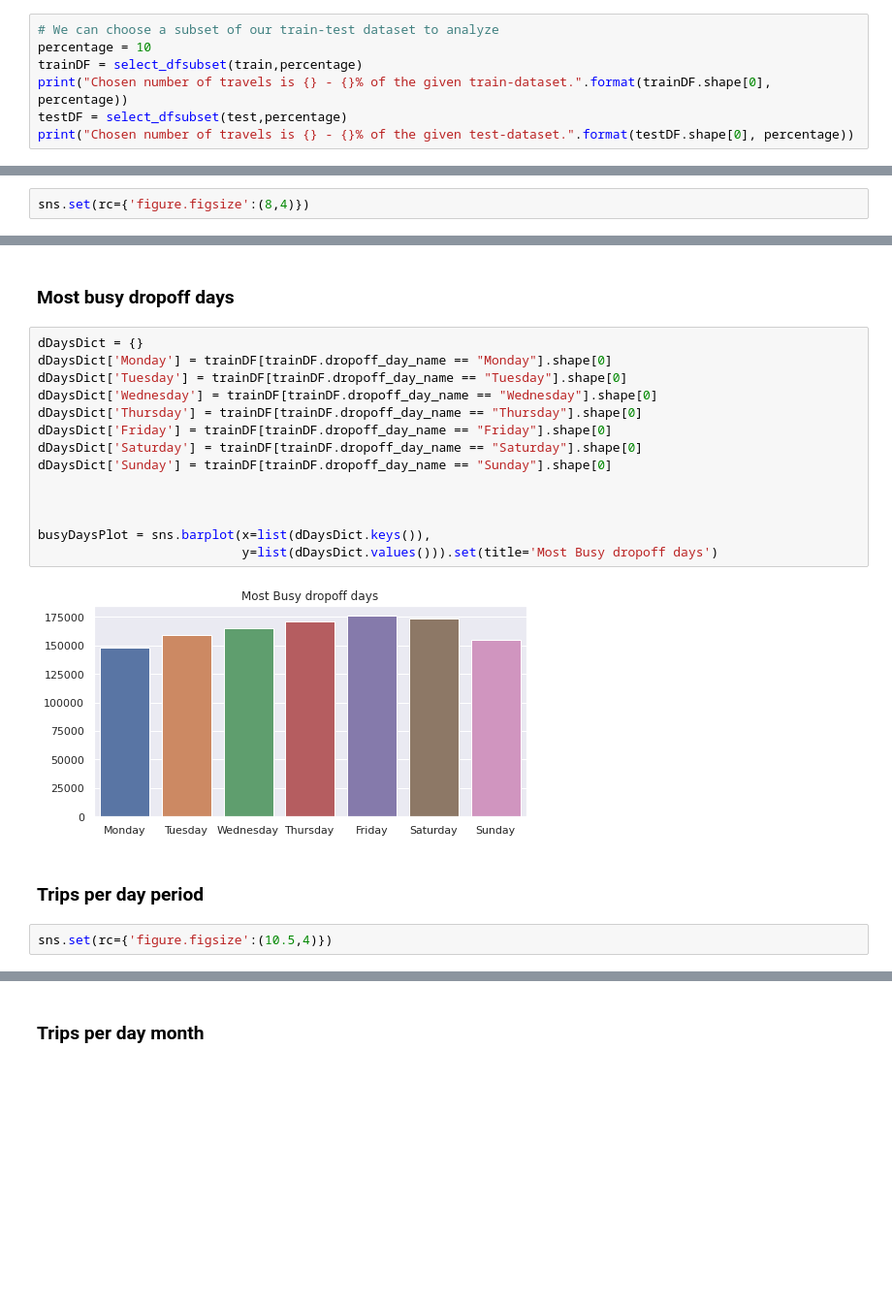
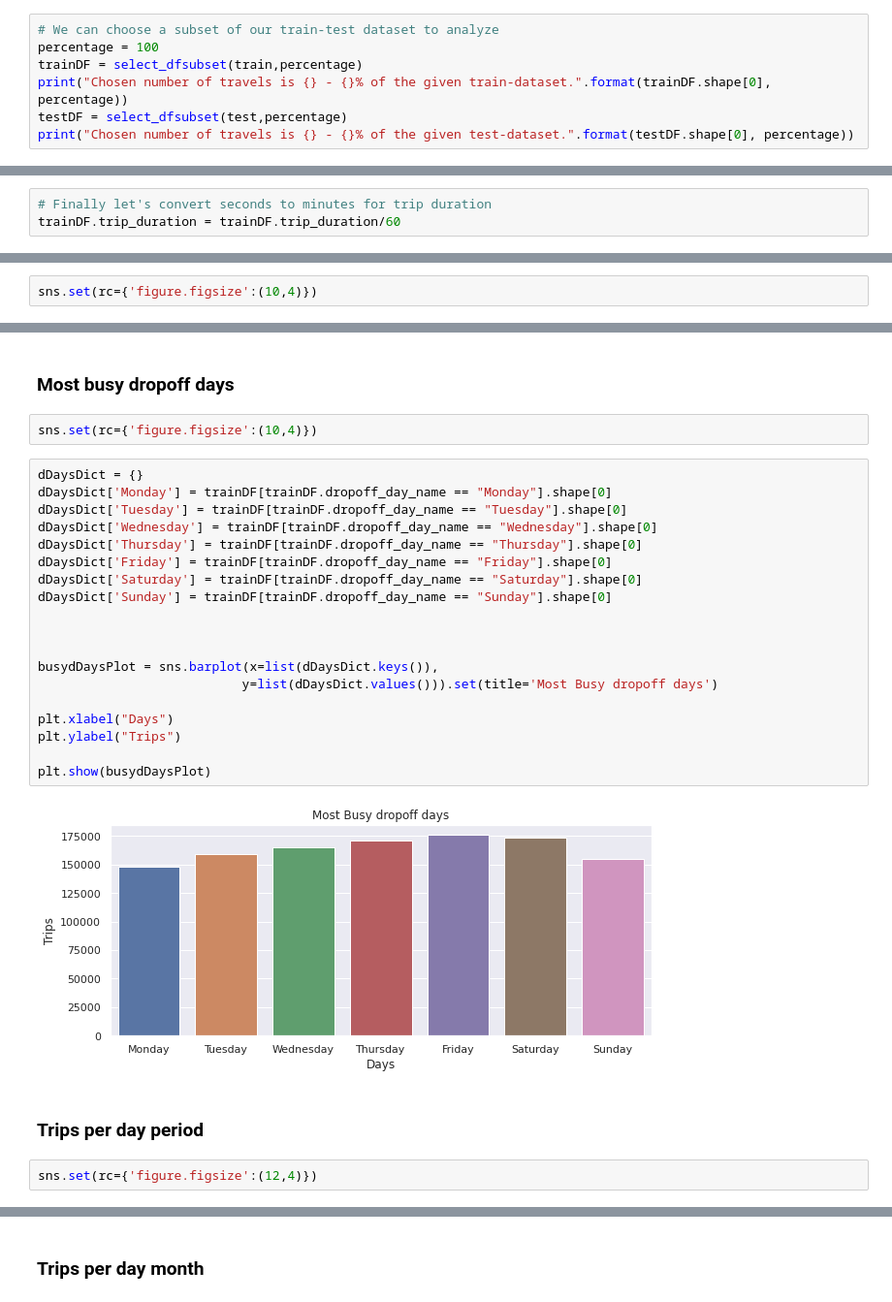
Before and after one commit to EliasEconomou/DataMining2-Travel-Time-Prediction, a Jupyter notebook: DataMining2_Travel_Time_Prediction.ipynb, the cells around one changed output, grey strips where cells are left out. Shown at 97% size. Cells and saved outputs as stored; diff of their text form; blank space fills up the shorter version.

```diff
--- a/DataMining2_Travel_Time_Prediction.ipynb
+++ b/DataMining2_Travel_Time_Prediction.ipynb
@@ -50,7 +50,7 @@ def select_dfsubset(initDF, percentage):
 # **Analyzing Data**
 # %%
 # We can choose a subset of our train-test dataset to analyze
-percentage = 10
+percentage = 100
 trainDF = select_dfsubset(train,percentage)
 print("Chosen number of travels is {} - {}% of the given train-dataset.".format(trainDF.shape[0], percentage))
 testDF = select_dfsubset(test,percentage)
@@ -305,10 +307,13 @@ testDF["pickup_year"] = testDF["pickup_datetime"].apply(lambda datetime: create_
 trainDF["pickup_season"] = trainDF["pickup_datetime"].apply(lambda datetime: create_season(datetime))
 trainDF["dropoff_season"] = trainDF["dropoff_datetime"].apply(lambda datetime: create_season(datetime))
 testDF["pickup_season"] = testDF["pickup_datetime"].apply(lambda datetime: create_season(datetime))
+# %%
+# Finally let's convert seconds to minutes for trip duration
+trainDF.trip_duration = trainDF.trip_duration/60
 # %% [markdown]
 ### Most busy pickup days
 # %%
-sns.set(rc={'figure.figsize':(8,4)})
+sns.set(rc={'figure.figsize':(10,4)})
 # %%
 pDaysDict = {}
 pDaysDict['Monday'] = trainDF[trainDF.pickup_day_name == "Monday"].shape[0]
@@ -328,25 +338,32 @@ busyDaysPlot = sns.barplot(x=list(pDaysDict.keys()),
 # %% [markdown]
 ### Most busy dropoff days
+# %%
+sns.set(rc={'figure.figsize':(10,4)})
 # %%
 dDaysDict = {}
 dDaysDict['Monday'] = trainDF[trainDF.dropoff_day_name == "Monday"].shape[0]
 dDaysDict['Tuesday'] = trainDF[trainDF.dropoff_day_name == "Tuesday"].shape[0]
 dDaysDict['Wednesday'] = trainDF[trainDF.dropoff_day_name == "Wednesday"].shape[0]
 dDaysDict['Thursday'] = trainDF[trainDF.dropoff_day_name == "Thursday"].shape[0]
 dDaysDict['Friday'] = trainDF[trainDF.dropoff_day_name == "Friday"].shape[0]
 dDaysDict['Saturday'] = trainDF[trainDF.dropoff_day_name == "Saturday"].shape[0]
 dDaysDict['Sunday'] = trainDF[trainDF.dropoff_day_name == "Sunday"].shape[0]
 
 
 
-busyDaysPlot = sns.barplot(x=list(dDaysDict.keys()),
+busydDaysPlot = sns.barplot(x=list(dDaysDict.keys()),
                            y=list(dDaysDict.values())).set(title='Most Busy dropoff days')
+
+plt.xlabel("Days")
+plt.ylabel("Trips")
+
+plt.show(busydDaysPlot)
 # %% [output]
-[figure, old version]
+[figure, new version]
 # %% [markdown]
 ### Trips per day period
 # %%
-sns.set(rc={'figure.figsize':(10.5,4)})
+sns.set(rc={'figure.figsize':(12,4)})
 # %%
 pDayPeriodDict = {}
 pDayPeriodDict['Morning'] = trainDF[trainDF.pickup_day_period == "Morning"].shape[0]
```
Also changed, not shown: parts of 29 cells of this notebook.
